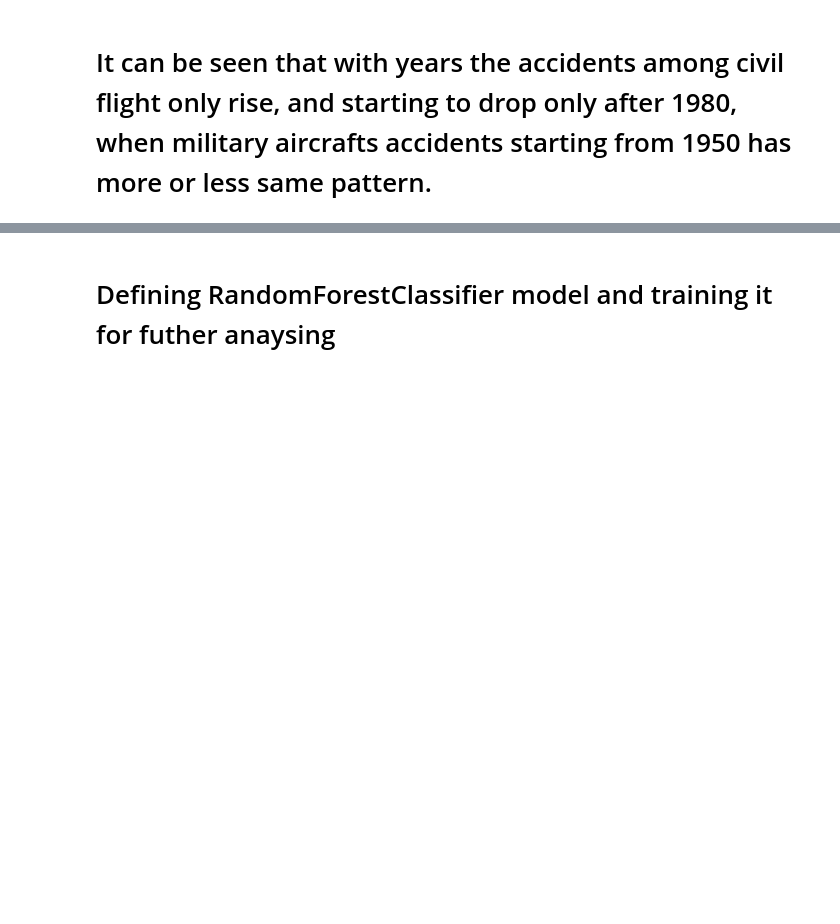
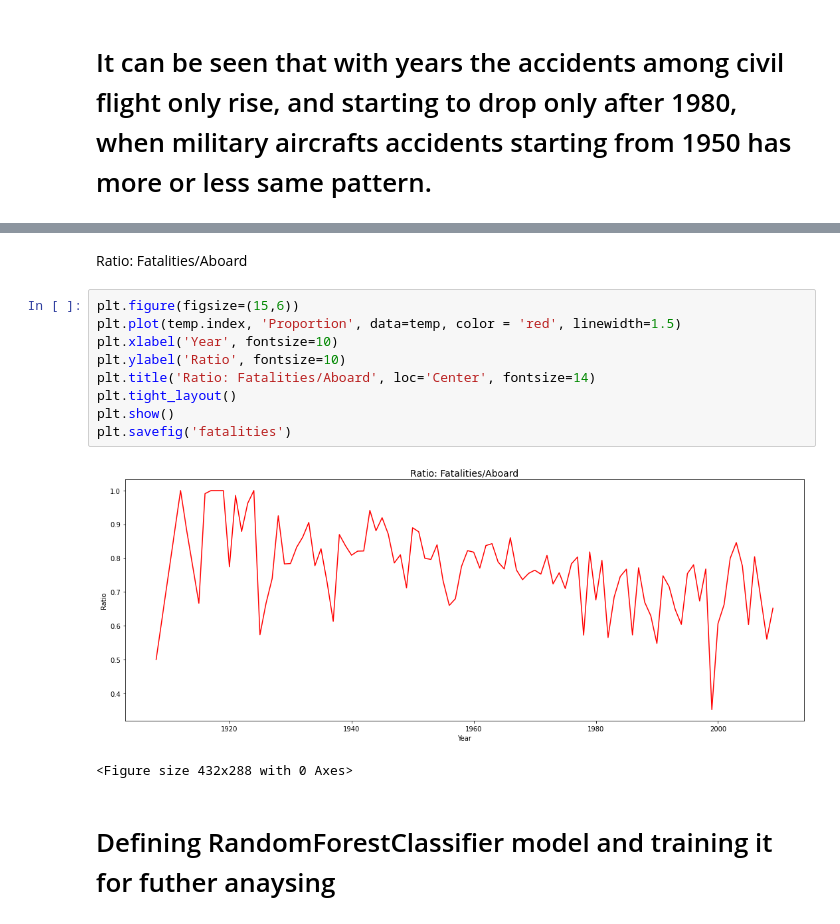
Before and after one commit to ToxaRyd/ItDS_project, a Jupyter notebook: Project.ipynb, the cells around one changed output, grey strips where cells are left out. Drawn from its saved outputs; the diff is of its cells as text; blank space fills up the shorter version.

```diff
--- a/Project.ipynb
+++ b/Project.ipynb
@@ -197,3 +216,17 @@ plt.show()
+# %% [markdown]
+Ratio: Fatalities/Aboard
+# %%
+plt.figure(figsize=(15,6))
+plt.plot(temp.index, 'Proportion', data=temp, color = 'red', linewidth=1.5)
+plt.xlabel('Year', fontsize=10)
+plt.ylabel('Ratio', fontsize=10)
+plt.title('Ratio: Fatalities/Aboard', loc='Center', fontsize=14)
+plt.tight_layout()
+plt.show()
+plt.savefig('fatalities')
+# %% [output]
+[figure, added]
+<Figure size 432x288 with 0 Axes>
 # %% [markdown]
 # Defining RandomForestClassifier model and training it for futher anaysing
 # %%
```
Also changed, not shown: parts of 3 cells of this notebook.
